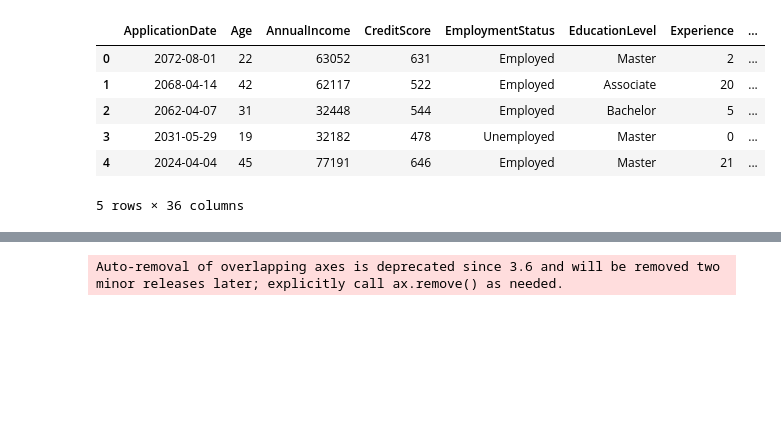
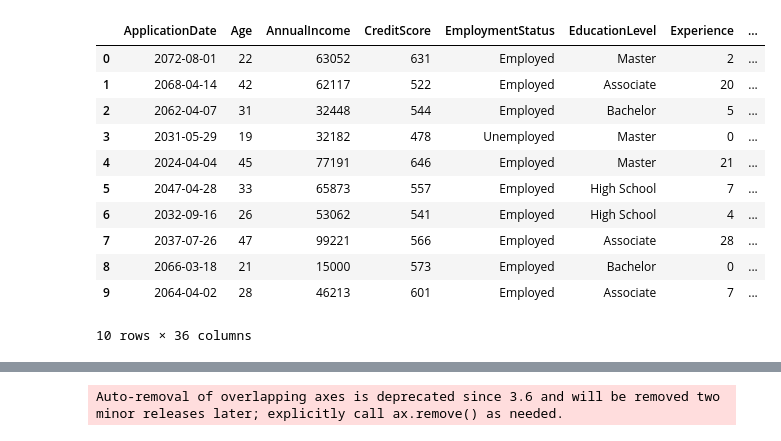
Before and after one commit to KimiyaVahidMotlagh/QBC-DA10-Group4Project1, a Jupyter notebook: DA10_EDA(Arash).ipynb, the cells around one changed output, grey strips where cells are left out. Saved outputs shown, nothing was run; the diff lists cells and outputs as text; code cells hidden in the pictures; blank space fills up the shorter version.

```diff
--- a/DA10_EDA(Arash).ipynb
+++ b/DA10_EDA(Arash).ipynb
@@ -5,14 +5,19 @@ import matplotlib.pyplot as plt
 import seaborn as sns
 # %%
 df = pd.read_csv('bank_loan.csv')
-df.head()
+df.head(10)
 # %% [output]
 |  | ApplicationDate | Age | AnnualIncome | CreditScore | EmploymentStatus | EducationLevel | Experience | ... |
 | 0 | 2072-08-01 | 22 | 63052 | 631 | Employed | Master | 2 | ... |
 | 1 | 2068-04-14 | 42 | 62117 | 522 | Employed | Associate | 20 | ... |
 | 2 | 2062-04-07 | 31 | 32448 | 544 | Employed | Bachelor | 5 | ... |
 | 3 | 2031-05-29 | 19 | 32182 | 478 | Unemployed | Master | 0 | ... |
 | 4 | 2024-04-04 | 45 | 77191 | 646 | Employed | Master | 21 | ... |
+| 5 | 2047-04-28 | 33 | 65873 | 557 | Employed | High School | 7 | ... |
+| 6 | 2032-09-16 | 26 | 53062 | 541 | Employed | High School | 4 | ... |
+| 7 | 2037-07-26 | 47 | 99221 | 566 | Employed | Associate | 28 | ... |
+| 8 | 2066-03-18 | 21 | 15000 | 573 | Employed | Bachelor | 0 | ... |
+| 9 | 2064-04-02 | 28 | 46213 | 601 | Employed | Associate | 7 | ... |
-5 rows × 36 columns
+10 rows × 36 columns
 # %% [markdown]
 <h2>Banking Loan Dataset Variables</h2>
```
Also changed, not shown: parts of 6 cells of this notebook.
